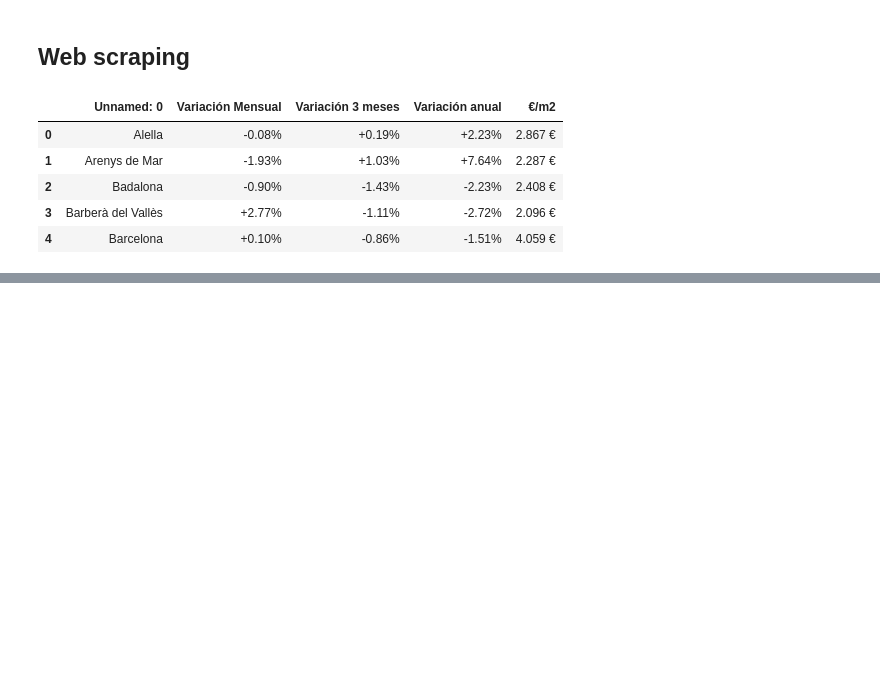
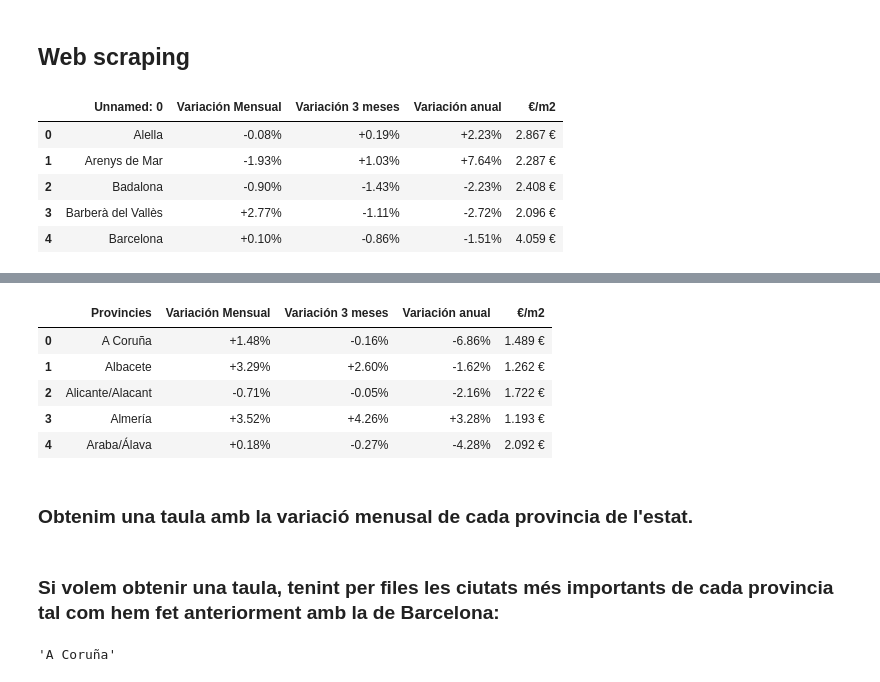
Before and after one commit to Garriden/Tipologia-i-cicle-de-vida-de-les-dades, a Jupyter notebook: Evolució preus vivenda.ipynb, the cells around one changed output, grey strips where cells are left out. Drawn from its saved outputs; the diff is of its cells as text; code cells hidden in the pictures; blank space fills up the shorter version.

Commit message:
Preus vivenda ciutats més importants de Catalunya.

```diff
--- a/Evolució preus vivenda.ipynb
+++ b/Evolució preus vivenda.ipynb
@@ -55,0 +106,25 @@ soup
+# %%
+HTML = "https://www.trovimap.com/precio-vivienda/"
+# %%
+HTMLEspana = HTML + "espana"
+
+df = pd.read_html(HTMLEspana)
+dfProvinciesEspana = df[0]
+dfProvinciesEspana = dfProvinciesEspana.rename(columns={"Unnamed: 0": 'Provincies'})
+
+dfProvinciesEspana.head()
+# %% [output]
+|  | Provincies | Variación Mensual | Variación 3 meses | Variación anual | €/m2 |
+| 0 | A Coruña | +1.48% | -0.16% | -6.86% | 1.489 € |
+| 1 | Albacete | +3.29% | +2.60% | -1.62% | 1.262 € |
+| 2 | Alicante/Alacant | -0.71% | -0.05% | -2.16% | 1.722 € |
+| 3 | Almería | +3.52% | +4.26% | +3.28% | 1.193 € |
+| 4 | Araba/Álava | +0.18% | -0.27% | -4.28% | 2.092 € |
+# %% [markdown]
+### Obtenim una taula amb la variació menusal de cada provincia de l'estat.
+# %% [markdown]
+### Si volem obtenir una taula, tenint per files les ciutats més importants de cada provincia tal com hem fet anteriorment amb la de Barcelona:
+# %%
+dfProvinciesEspana.iloc[0]['Provincies']
+# %% [output]
+'A Coruña'
```
Also changed, not shown: parts of 4 cells of this notebook, 1 other file.
